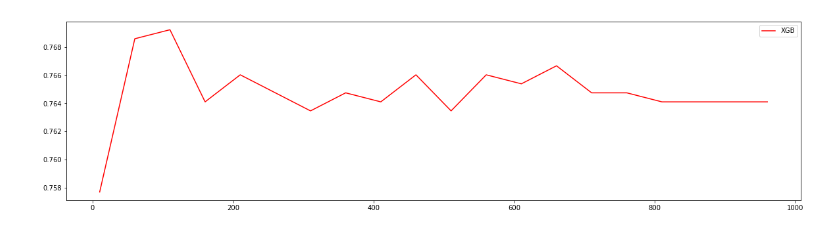
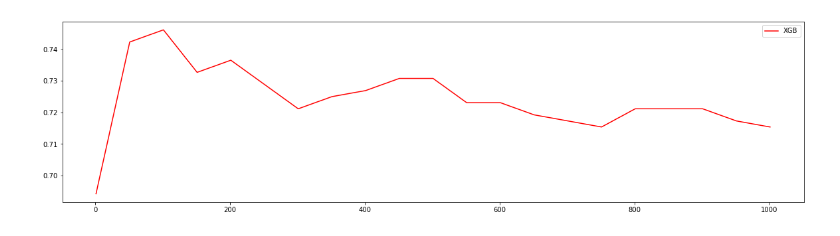
Before and after one commit to Yfy324/NII_image_classify, a Jupyter notebook: binary_classification/image_classification_xgboost.ipynb, the cells around one changed output. Cells and saved outputs as stored; diff of their text form; code cells hidden in the pictures.

```diff
--- a/binary_classification/image_classification_xgboost.ipynb
+++ b/binary_classification/image_classification_xgboost.ipynb
@@ -39,3 +40,17 @@ Name: 1560, Length: 100, dtype: float64
+# %%
+# PCA降维: 9 结果最好
+from sklearn.decomposition import PCA
+
+Xtrain_dr = PCA(30,random_state=420).fit_transform(Xtrain)
+Xval_dr = PCA(30,random_state=420).fit_transform(Xval)
+X_dr = PCA(9,random_state=420).fit_transform(X)
 # %%
-clf = XGBC(n_estimators=10).fit(Xtrain,Ytrain)
+clf = XGBC(n_estimators=27
+           ,random_state=420
+           ,use_label_encoder=False
+           ,eval_metric='error'
+           , max_depth=5
+          ).fit(Xtrain_dr,Ytrain)
+
+clf.score(Xval_dr,Yval)
 # %% [output]
@@ -46,0 +58,15 @@ clf.score(Xval,Yval)  # 没有调参的结果
+# %%
+# PCA 的学习曲线
+axisx = range(1,45)
+rs = []
+for i in axisx:
+    Xtrain_dr = PCA(i,random_state=420).fit_transform(Xtrain)
+    Xval_dr = PCA(i,random_state=420).fit_transform(Xval)
+    clf = XGBC(n_estimators=10,random_state=420,use_label_encoder=False, eval_metric='error',max_depth=5)
+    clf = clf.fit(Xtrain_dr,Ytrain)
+    rs.append(clf.score(Xval_dr,Yval))
+print(axisx[rs.index(max(rs))],max(rs))
+plt.figure(figsize=(20,5))
+plt.plot(axisx,rs,c="red",label="PCA")
+plt.legend()
+plt.show()
@@ -47,3 +76,7 @@ clf.score(Xval,Yval)  # 没有调参的结果
 # %%
-clf = XGBC(n_estimators=100,random_state=420)
+clf = XGBC(n_estimators=27
+           ,random_state=420
+           ,use_label_encoder=False
+           ,eval_metric='error'
+           ,max_depth=5)
 # %%
@@ -118,9 +129,11 @@ plt.show()
 # %%
-axisx = range(10,1010,50)
+# 根据score的学习曲线 粗调
+axisx = range(1,1010,50)
 rs = []
 for i in axisx:
-    clf = XGBC(n_estimators=i,random_state=420)
-    rs.append(CVS(clf,Xtrain,Ytrain,cv=cv).mean())
+    clf = XGBC(n_estimators=i,random_state=420,use_label_encoder=False, eval_metric='error',max_depth=5)
+    clf = clf.fit(Xtrain_dr,Ytrain)
+    rs.append(clf.score(Xval_dr,Yval))
 print(axisx[rs.index(max(rs))],max(rs))
 plt.figure(figsize=(20,5))
 plt.plot(axisx,rs,c="red",label="XGB")
@@ -147 +144 @@ plt.show()
-[figure, old version]
+[figure, new version]
```
Also changed, not shown: parts of 27 cells of this notebook, 6 other files.
